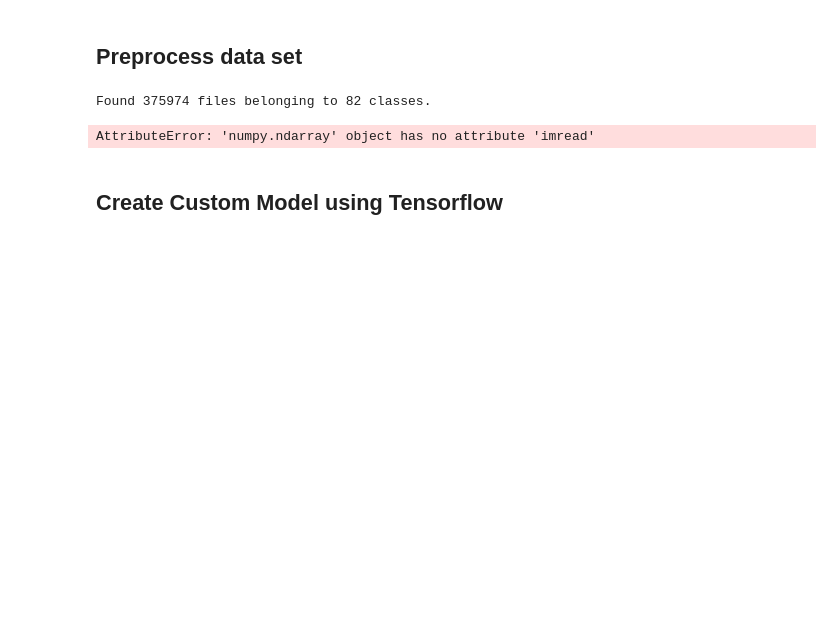
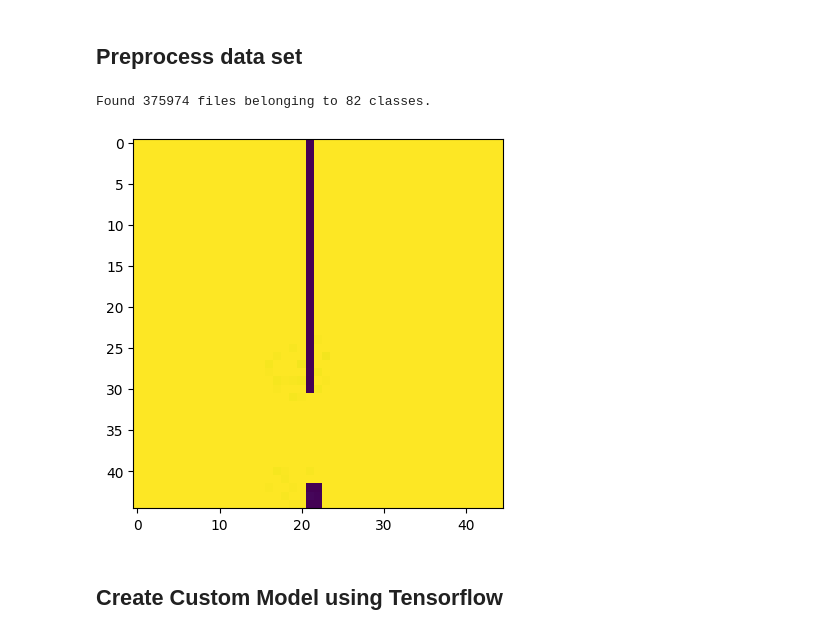
Before and after one commit to muvision/CNN-v2, a Jupyter notebook: CNN_model_v2_1.ipynb, the cells around one changed output. Drawn from its saved outputs; the diff is of its cells as text; code cells hidden in the pictures; blank space fills up the shorter version.

```diff
--- a/CNN_model_v2_1.ipynb
+++ b/CNN_model_v2_1.ipynb
@@ -46,7 +48,7 @@ Drive already mounted at /content/drive/; to attempt to forcibly remount, call d
 # %%
 # Initialize paths
-data_dir = os.path.join(os.curdir, 'handwrittenmathsymbols', 'extracted_images-1')
-model_dir = os.path.join(os.curdir, 'models')
+data_dir = os.path.join(os.curdir, 'extracted_images')
+model_dir = os.path.join(os.curdir, 'drive', 'MyDrive', 'Muvision', 'models')
 
 custom_model_path = os.path.join(model_dir, 'custom_model.h5')
 resnet_model_path = os.path.join(model_dir, 'resnet_model.h5')
@@ -106,9 +111,11 @@ data_set = tf.keras.utils.image_dataset_from_directory(data_dir, batch_size = ba
 Found 375974 files belonging to 82 classes.
 # %%
 # We can check if the images need to be normalized by looking at any image.
-img.imread(sample_img_path)
+img = np.asarray(Image.open(sample_img_path))
+imgplot = plt.imshow(img)
+print(repr(img))
 # %% [output]
-AttributeError: 'numpy.ndarray' object has no attribute 'imread'
+[figure, added]
 # %%
 # Normalize images
 data_set = data_set.map(lambda x,y: (x/255, y))
```
Also changed, not shown: parts of 19 cells of this notebook.
